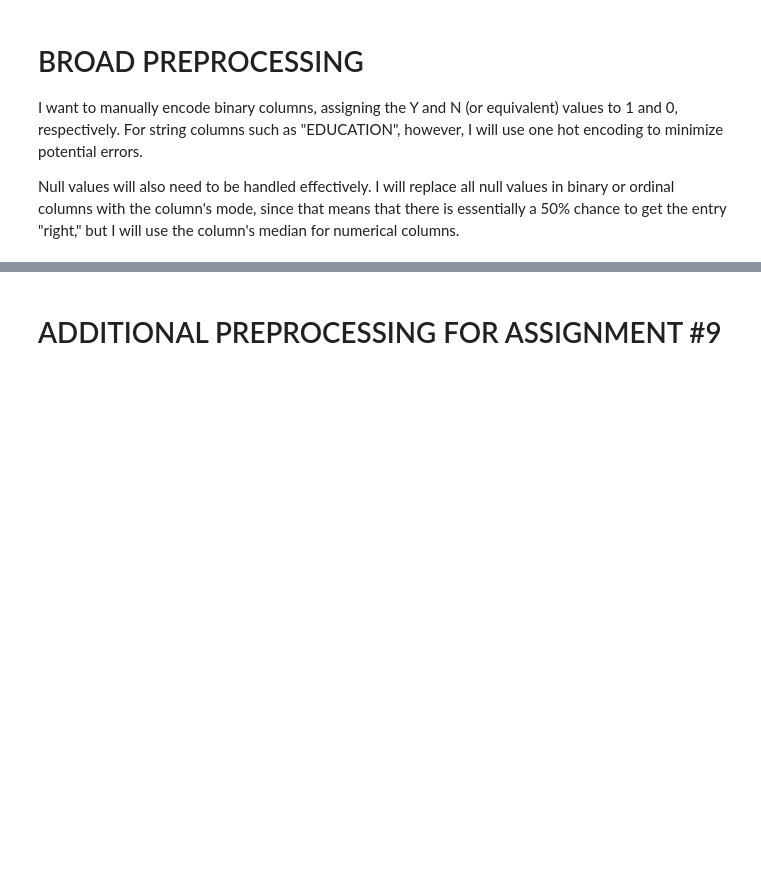
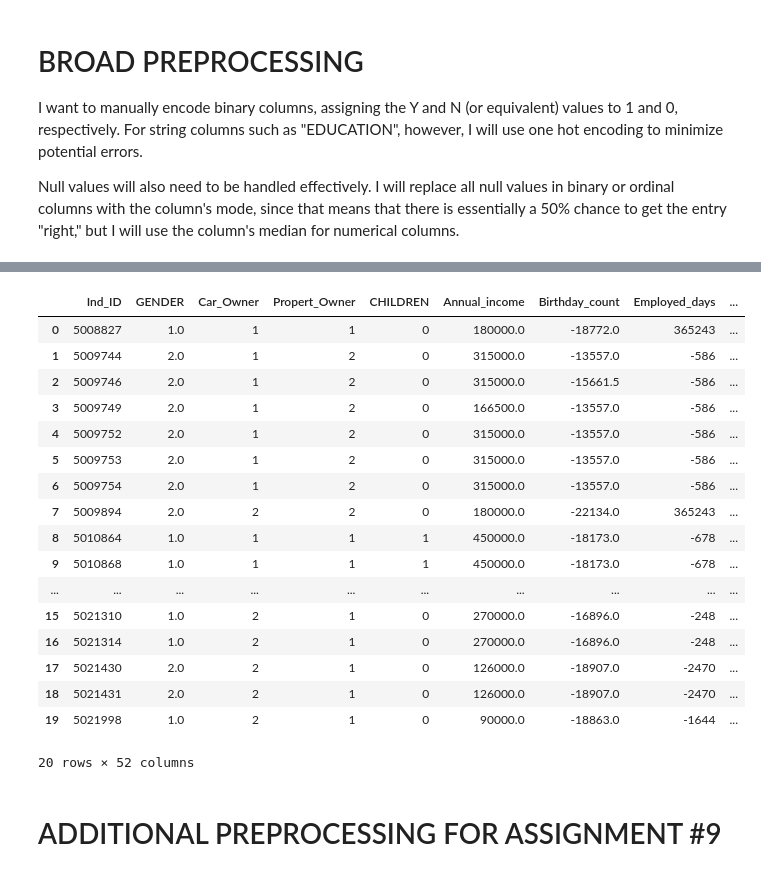
Before and after one commit to HarshBains/harsh_bains_csci_1070, a Jupyter notebook: Week 10/Homework_09_Questions.ipynb, the cells around one changed output, grey strips where cells are left out. Saved outputs shown, nothing was run; the diff lists cells and outputs as text; code cells hidden in the pictures; blank space fills up the shorter version.

```diff
--- a/Week 10/Homework_09_Questions.ipynb
+++ b/Week 10/Homework_09_Questions.ipynb
@@ -66,32 +70,53 @@ def std_property(col: Series = credit_df['Propert_Owner']) -> Series:
     # most commonly occurring value makes sense to substitute null with as we proverbially have a 50-50 shot of getting the answer right
     return col
 
 credit_df['Propert_Owner'] = std_property()
 
 # One hot encode all categorical string columns
 def encode(col: Series, df: DataFrame = credit_df) -> DataFrame:
     temp = pd.get_dummies(df[col])
     df = df.drop(columns = [col])
     df = df.join(temp)
     return df
 
 
 cols = ['Type_Income', 'EDUCATION', 'Marital_status', 'Housing_type', 'Type_Occupation']
 
 for col in cols:
     credit_df = encode(col, credit_df)
 
 # For miscellaneous null cleaning
 def null_sub(df: DataFrame = credit_df) -> DataFrame:
     for col in df.columns:
         if df[col].dtype in ['int64', 'float64']: # Numerical columns
             median = df[col].median()
             df[col] = df[col].fillna(median)
         elif df[col].dtype == 'object': # Categorical columns
             mode = df[col].mode().iloc[0]
             df[col] = df[col].fillna(mode)
     return df
 
 credit_df = null_sub()
+
+credit_df.head(20)
+# %% [output]
+|  | Ind_ID | GENDER | Car_Owner | Propert_Owner | CHILDREN | Annual_income | Birthday_count | Employed_days | ... |
+| 0 | 5008827 | 1.0 | 1 | 1 | 0 | 180000.0 | -18772.0 | 365243 | ... |
+| 1 | 5009744 | 2.0 | 1 | 2 | 0 | 315000.0 | -13557.0 | -586 | ... |
+| 2 | 5009746 | 2.0 | 1 | 2 | 0 | 315000.0 | -15661.5 | -586 | ... |
+| 3 | 5009749 | 2.0 | 1 | 2 | 0 | 166500.0 | -13557.0 | -586 | ... |
+| 4 | 5009752 | 2.0 | 1 | 2 | 0 | 315000.0 | -13557.0 | -586 | ... |
+| 5 | 5009753 | 2.0 | 1 | 2 | 0 | 315000.0 | -13557.0 | -586 | ... |
+| 6 | 5009754 | 2.0 | 1 | 2 | 0 | 315000.0 | -13557.0 | -586 | ... |
+| 7 | 5009894 | 2.0 | 2 | 2 | 0 | 180000.0 | -22134.0 | 365243 | ... |
+| 8 | 5010864 | 1.0 | 1 | 1 | 1 | 450000.0 | -18173.0 | -678 | ... |
+| 9 | 5010868 | 1.0 | 1 | 1 | 1 | 450000.0 | -18173.0 | -678 | ... |
+| ... | ... | ... | ... | ... | ... | ... | ... | ... | ... |
+| 15 | 5021310 | 1.0 | 2 | 1 | 0 | 270000.0 | -16896.0 | -248 | ... |
+| 16 | 5021314 | 1.0 | 2 | 1 | 0 | 270000.0 | -16896.0 | -248 | ... |
+| 17 | 5021430 | 2.0 | 2 | 1 | 0 | 126000.0 | -18907.0 | -2470 | ... |
+| 18 | 5021431 | 2.0 | 2 | 1 | 0 | 126000.0 | -18907.0 | -2470 | ... |
+| 19 | 5021998 | 1.0 | 2 | 1 | 0 | 90000.0 | -18863.0 | -1644 | ... |
+20 rows × 52 columns
 # %% [markdown]
 # ADDITIONAL PREPROCESSING FOR ASSIGNMENT #9
```
Also changed, not shown: parts of 36 cells of this notebook.
